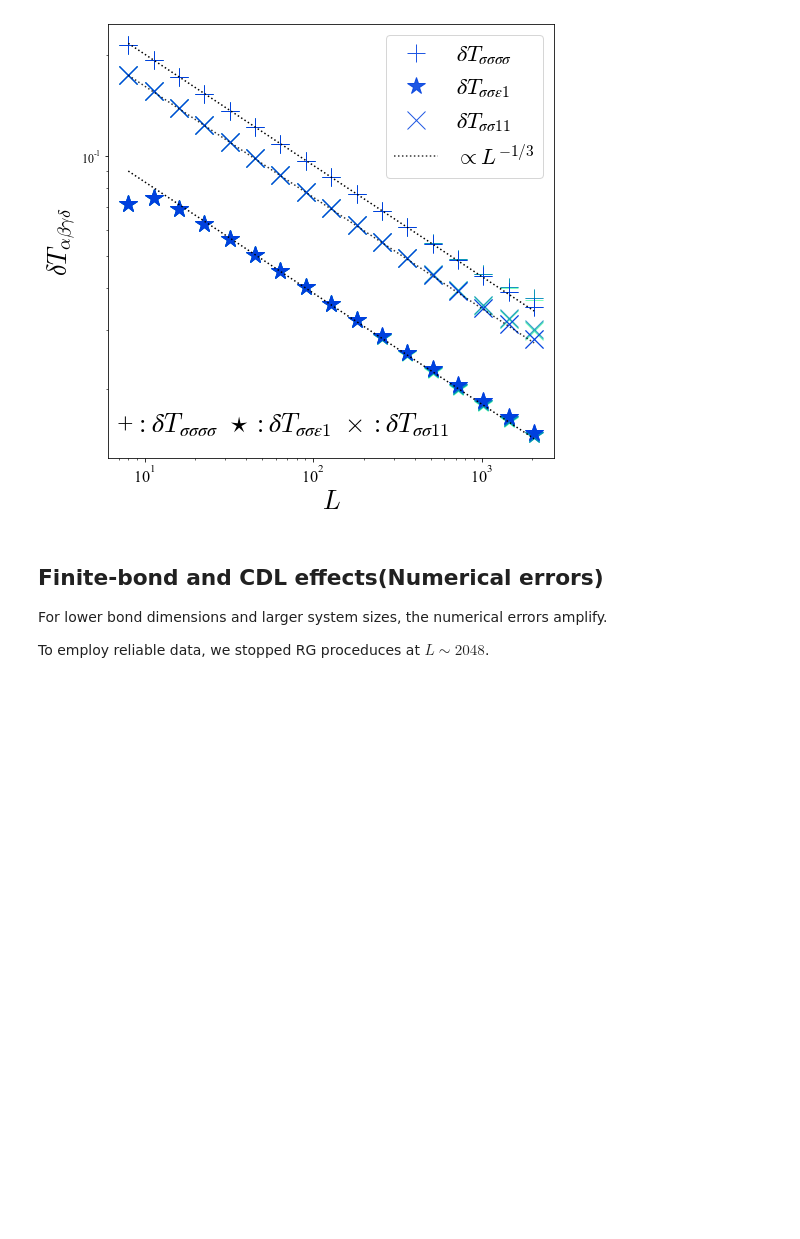
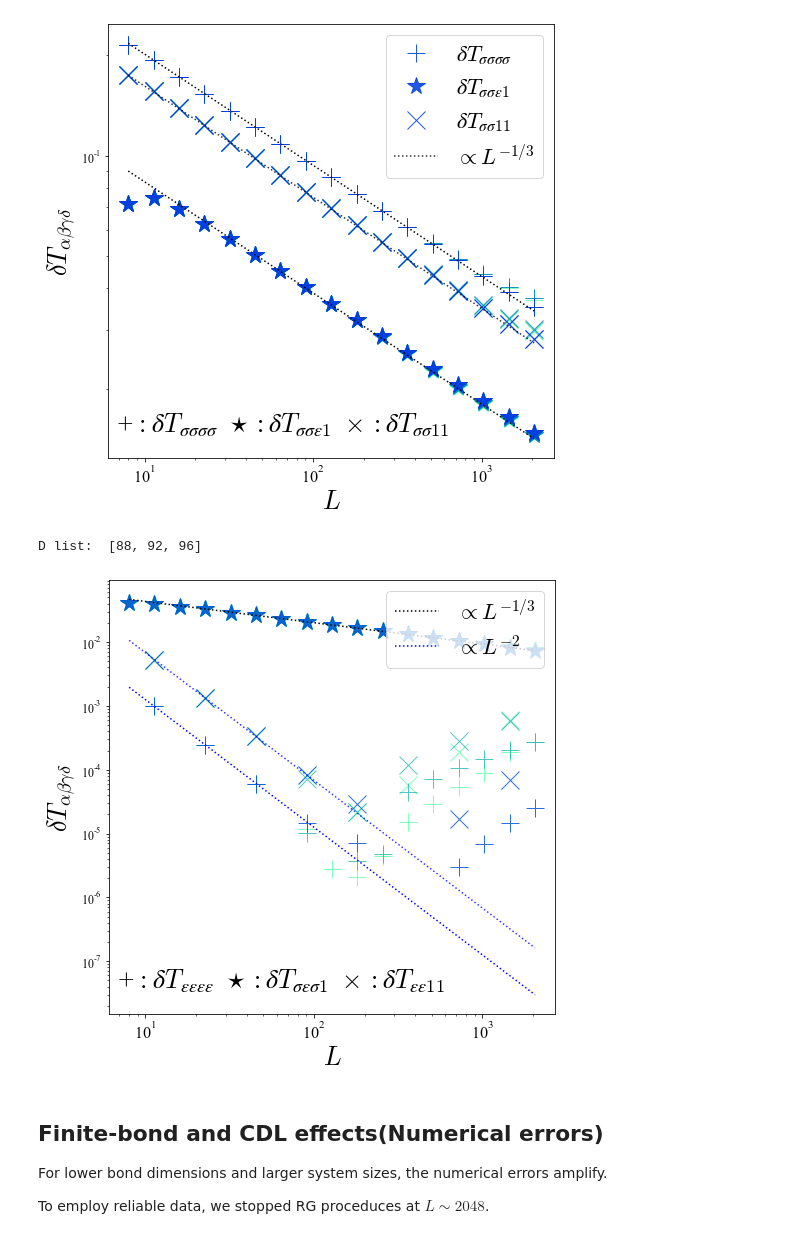
Before and after one commit to dartsushi/TRG_D4_symmetry, a Jupyter notebook: TRG_analysis-Ising.ipynb, the cells around one changed output. Cells and saved outputs as stored; diff of their text form; code cells hidden in the pictures; blank space fills up the shorter version.

```diff
--- a/TRG_analysis-Ising.ipynb
+++ b/TRG_analysis-Ising.ipynb
@@ -351,6 +375,46 @@ plt.savefig("4-point_fs.png",bbox_inches="tight", pad_inches=0.05)
 # %% [output]
 D list:  [84, 88, 92, 96]
 [figure]
+# %%
+plt.figure(figsize=(8,8))
+zb=np.exp(np.pi/2)/2
+plt.rcParams['mathtext.fontset'] = 'cm'
+plt.rcParams['xtick.labelsize'] = 16
+plt.rcParams['ytick.labelsize'] = 12
+cutoff = 2
+
+eeee = e4(zb,1/2)-fp_list[:,:,2,2,2,2]
+ee=two_point(zb*np.sqrt(2),2)-fp_list[:,:,2,2,0,0]
+ses=three_point(zb,[1,2,1],[1,1,2])-np.abs(fp_list[:,:,1,2,1,0])
+
+scale_list = []
+print("D list: ",D_list[cutoff:])
+for i in range(cutoff,len(D_list)):
+    scale = (len(D_list)-i)/(len(D_list)-cutoff)
+    alpha = (1-scale)*0.5+0.5
+    plt.plot(L_list,eeee[i],"+",markersize=18,color=cm.winter(scale),alpha=alpha)
+    plt.plot(L_list[1::2],ee[i,1::2],"x",markersize=18,color=cm.winter(scale),alpha=alpha)
+    plt.plot(L_list,ses[i],"*",markersize=18,color=cm.winter(scale),alpha=alpha)
+    scale_list.append(scale)
+    # if D_list[i] == D_list[-1]:
+    #     plt.plot(L_list,eeee[i],"+",label=r"$δT_{εεεε}$",markersize=18,color=cm.winter(scale),alpha=alpha)
+    #     plt.plot(L_list,ses[i],"*",label=r"$δT_{σεσ1}$",markersize=18,color=cm.winter(scale),alpha=alpha)
+    #     plt.plot(L_list,ss[i],"x",label=r"$δT_{σσ11}$",markersize=18,color=cm.winter(scale),alpha=alpha)
+
+plt.plot(L_list,ee[-1,1]*(L_list[1]/L_list)**(2),":",color="blue",alpha=0.8)
+plt.plot(L_list,ses[-1,5]*(L_list[5]/L_list)**(1/3),":",color="black",label=r"$\propto L^{-1/3}$")
+plt.plot(L_list,eeee[-1,3]*(L_list[3]/L_list)**(2),":",color="blue",label=r"$\propto L^{-2}$")
+
+plt.xscale("log")
+plt.yscale("log")
+plt.xlabel(r"$L$",fontsize=26)
+plt.ylabel(r"$\delta T_{\alpha\beta\gamma\delta}$",fontsize=26)
+plt.legend(fontsize=22,loc = "upper right")
+plt.annotate(r"+ : $δT_{εεεε}\ \star: δT_{σεσ1} \ \times: δT_{εε11}$", xy=(0.02, 0.06), xycoords='axes fraction',fontsize=26)
+plt.savefig("4-point_fs_supple.png",bbox_inches="tight", pad_inches=0.05)
+# %% [output]
+D list:  [88, 92, 96]
+[figure, added]
 # %% [markdown]
 ## Finite-bond and CDL effects(Numerical errors)
 
```
Also changed, not shown: parts of 1 cell of this notebook, 55 other files.
